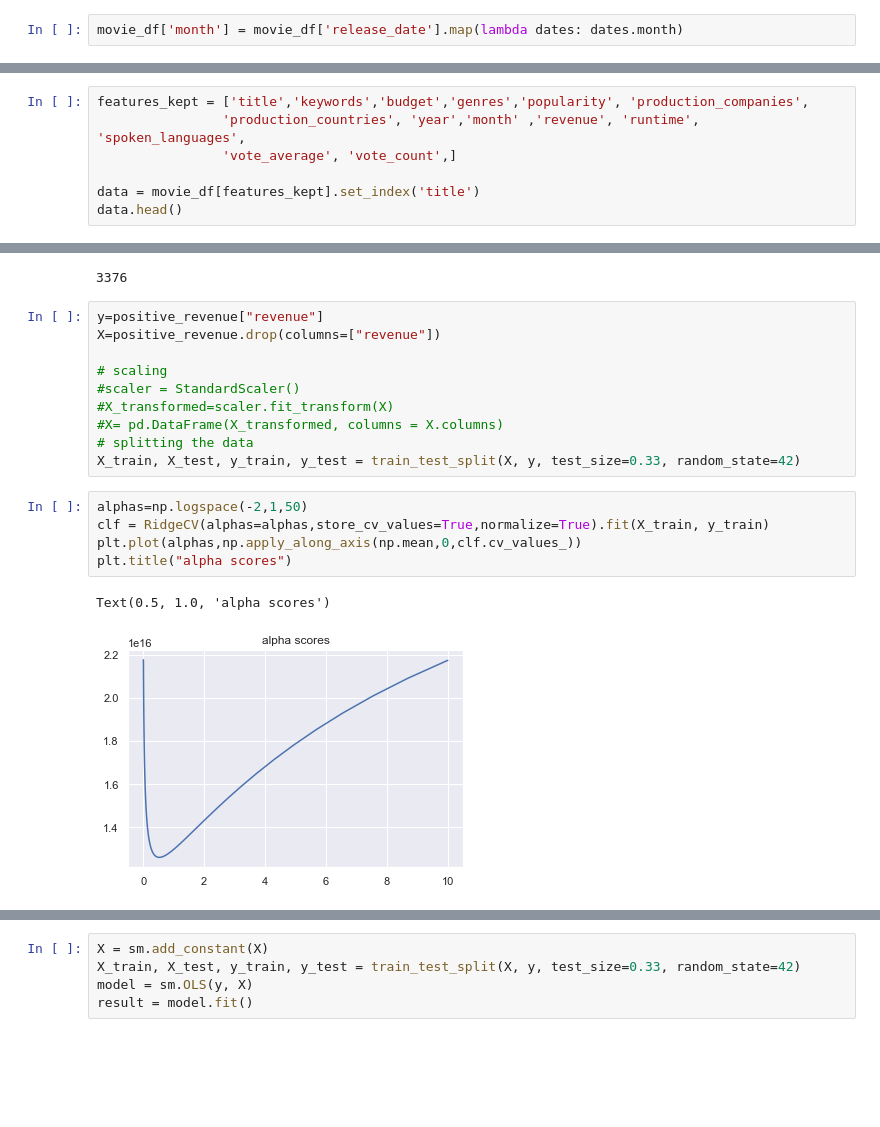
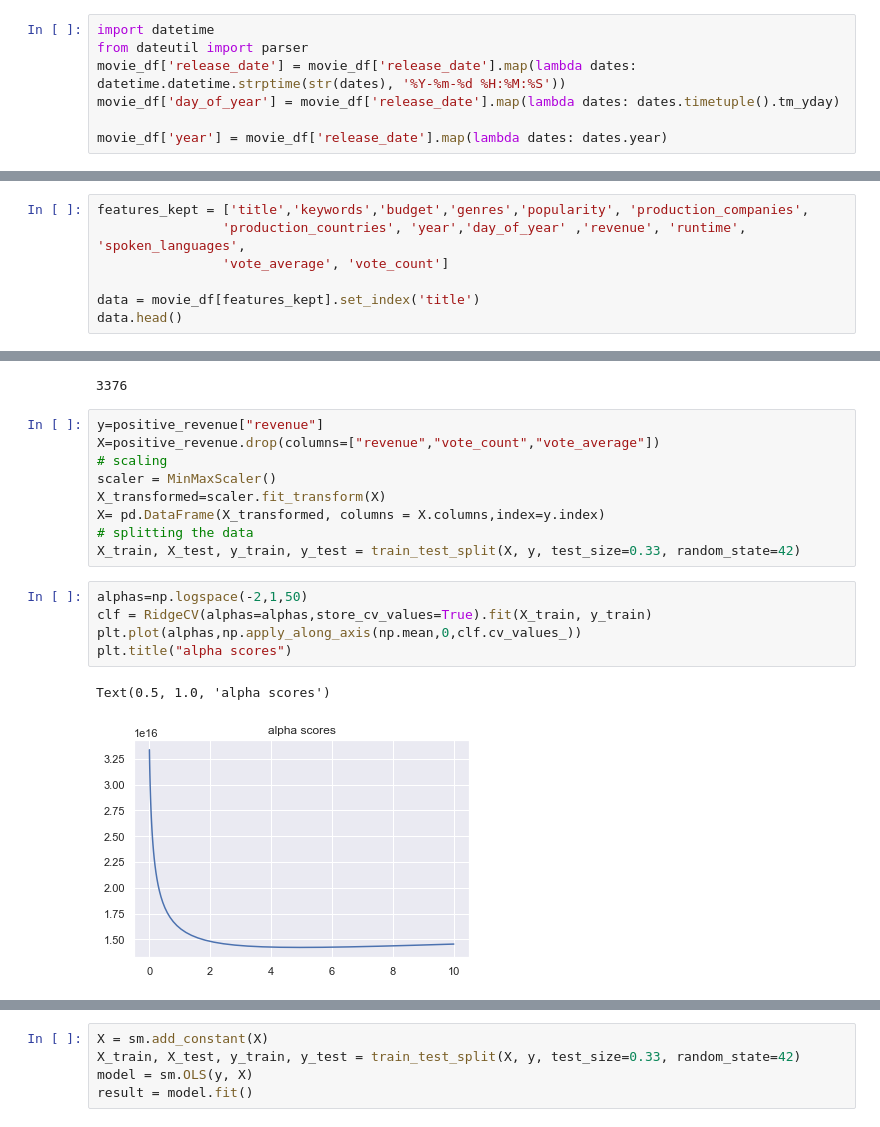
Before and after one commit to ridhachahed/Project-TMDB-5000-Movie-Dataset, a Jupyter notebook: Untitled.ipynb, the cells around one changed output, grey strips where cells are left out. Cells and saved outputs as stored; diff of their text form; blank space fills up the shorter version.

```diff
--- a/Untitled.ipynb
+++ b/Untitled.ipynb
@@ -105,5 +103,10 @@ movie_df['year'] = movie_df['release_date'].map(lambda dates: dates.year)
-# %%
-movie_df['month'] = movie_df['release_date'].map(lambda dates: dates.month)
+# %%
+import datetime
+from dateutil import parser
+movie_df['release_date'] = movie_df['release_date'].map(lambda dates: datetime.datetime.strptime(str(dates), '%Y-%m-%d %H:%M:%S'))
+movie_df['day_of_year'] = movie_df['release_date'].map(lambda dates: dates.timetuple().tm_yday)
+
+movie_df['year'] = movie_df['release_date'].map(lambda dates: dates.year)
 # %% [markdown]
 ## Load the credits
 # %%
@@ -908,8 +911,8 @@ Index(['budget', 'genres', 'homepage', 'id', 'keywords', 'original_language',
       dtype='object')
 # %%
 features_kept = ['title','keywords','budget','genres','popularity', 'production_companies',
-                'production_countries', 'year','month' ,'revenue', 'runtime', 'spoken_languages',
-                'vote_average', 'vote_count',]
+                'production_countries', 'year','day_of_year' ,'revenue', 'runtime', 'spoken_languages',
+                'vote_average', 'vote_count']
 
 data = movie_df[features_kept].set_index('title')
 data.head()
@@ -1035,22 +1038,21 @@ len(positive_revenue)
 3376
 # %%
 y=positive_revenue["revenue"]
-X=positive_revenue.drop(columns=["revenue"])
-
+X=positive_revenue.drop(columns=["revenue","vote_count","vote_average"])
 # scaling
-#scaler = StandardScaler()
-#X_transformed=scaler.fit_transform(X)
-#X= pd.DataFrame(X_transformed, columns = X.columns)
+scaler = MinMaxScaler()
+X_transformed=scaler.fit_transform(X)
+X= pd.DataFrame(X_transformed, columns = X.columns,index=y.index)
 # splitting the data
 X_train, X_test, y_train, y_test = train_test_split(X, y, test_size=0.33, random_state=42)
 # %%
 alphas=np.logspace(-2,1,50)
-clf = RidgeCV(alphas=alphas,store_cv_values=True,normalize=True).fit(X_train, y_train)
+clf = RidgeCV(alphas=alphas,store_cv_values=True).fit(X_train, y_train)
 plt.plot(alphas,np.apply_along_axis(np.mean,0,clf.cv_values_))
 plt.title("alpha scores")
 # %% [output]
 Text(0.5, 1.0, 'alpha scores')
-[figure, old version]
+[figure, new version]
 # %%
 ypred=clf.predict(X_test)
 r2_score(ypred,y_test)
```
Also changed, not shown: parts of 32 cells of this notebook.
